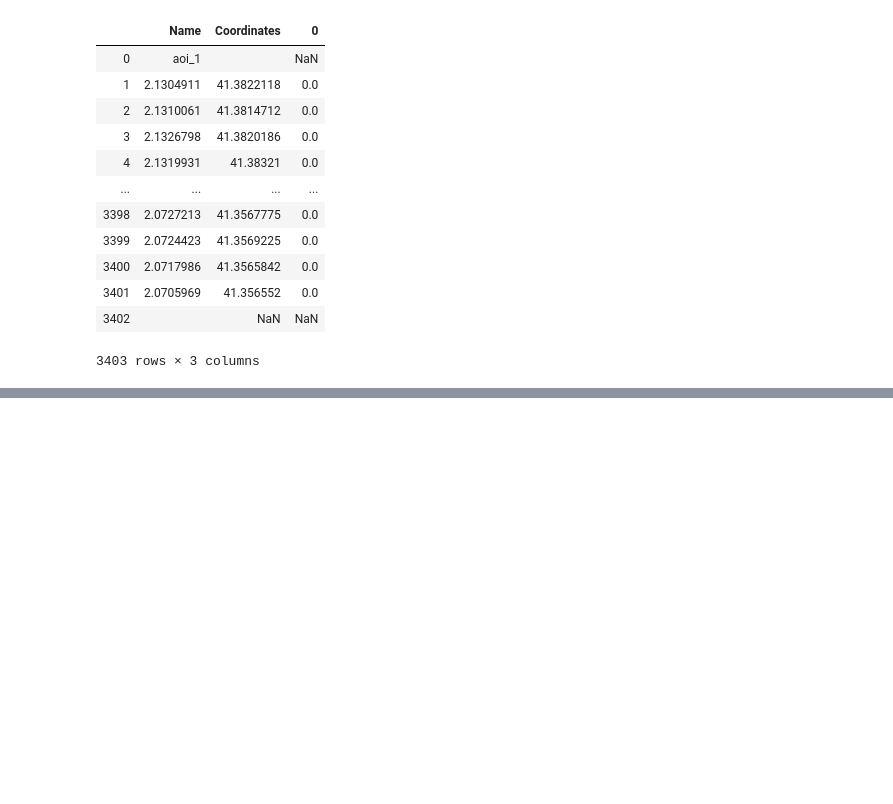
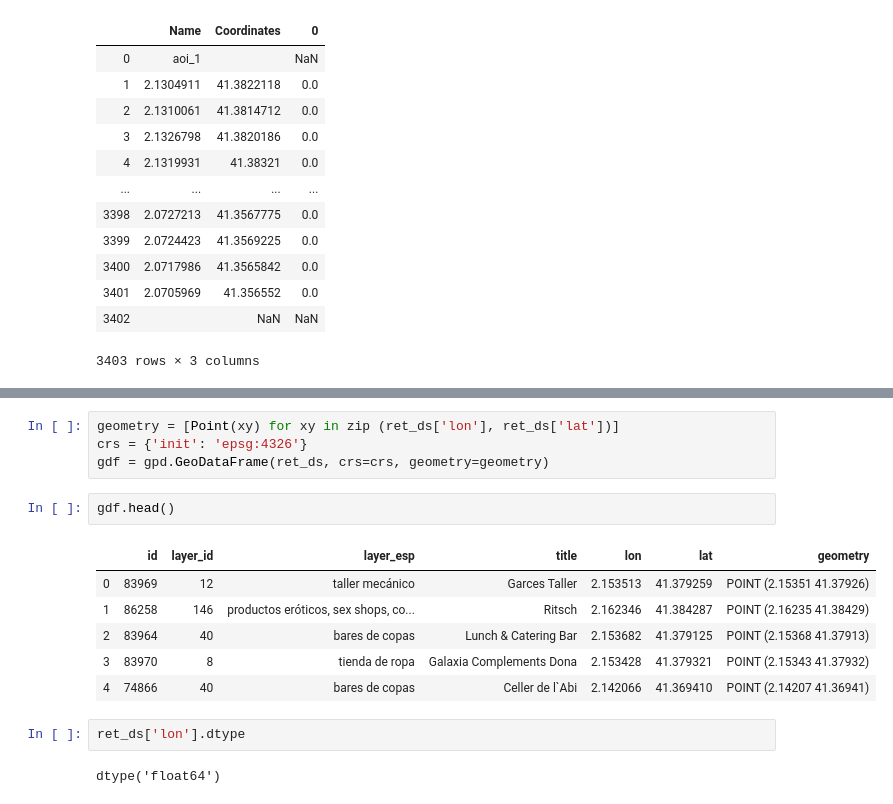
Before and after one commit to AlanItzep/Gmps_E, a Jupyter notebook: google_Maps_Eixos.ipynb, the cells around one changed output, grey strips where cells are left out. Cells and saved outputs as stored; diff of their text form; blank space fills up the shorter version.

```diff
--- a/google_Maps_Eixos.ipynb
+++ b/google_Maps_Eixos.ipynb
@@ -149,0 +410,17 @@ ret_ds.head()
+# %%
+geometry = [Point(xy) for xy in zip (ret_ds['lon'], ret_ds['lat'])]
+crs = {'init': 'epsg:4326'}
+gdf = gpd.GeoDataFrame(ret_ds, crs=crs, geometry=geometry)
+# %%
+gdf.head()
+# %% [output]
+|  | id | layer_id | layer_esp | title | lon | lat | geometry |
+| 0 | 83969 | 12 | taller mecánico | Garces Taller | 2.153513 | 41.379259 | POINT (2.15351 41.37926) |
+| 1 | 86258 | 146 | productos eróticos, sex shops, co... | Ritsch | 2.162346 | 41.384287 | POINT (2.16235 41.38429) |
+| 2 | 83964 | 40 | bares de copas | Lunch & Catering Bar | 2.153682 | 41.379125 | POINT (2.15368 41.37913) |
+| 3 | 83970 | 8 | tienda de ropa | Galaxia Complements Dona | 2.153428 | 41.379321 | POINT (2.15343 41.37932) |
+| 4 | 74866 | 40 | bares de copas | Celler de l`Abi | 2.142066 | 41.369410 | POINT (2.14207 41.36941) |
+# %%
+ret_ds['lon'].dtype
+# %% [output]
+dtype('float64')
```
Also changed, not shown: parts of 66 cells of this notebook, 16 other files.
